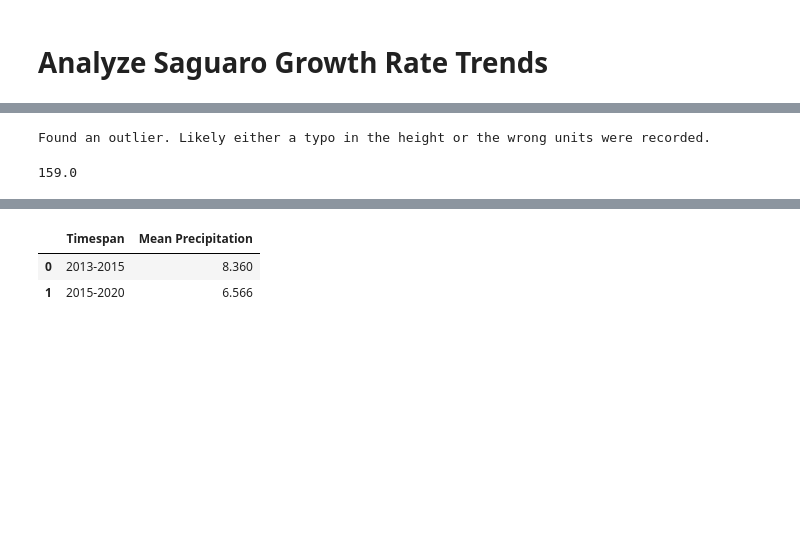
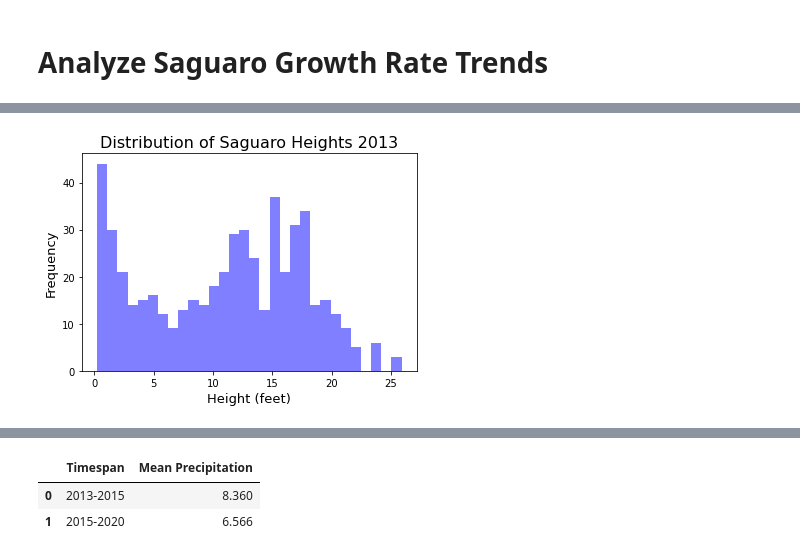
Before and after one commit to saguaroland1939/Saguaro-Health-Analysis, a Jupyter notebook: Final/Jupyter notebooks/Analysis.ipynb, the cells around one changed output, grey strips where cells are left out. Saved outputs shown, nothing was run; the diff lists cells and outputs as text; code cells hidden in the pictures; blank space fills up the shorter version.

```diff
--- a/Final/Jupyter notebooks/Analysis.ipynb
+++ b/Final/Jupyter notebooks/Analysis.ipynb
@@ -253,8 +253,12 @@ height_measurements_2013_2015_2020_df
-# %%
-# Explore the data
-
-print("Found an outlier. Likely either a typo in the height or the wrong units were recorded.")
-height_measurements_2013_2015_2020_df["2020 Measurement"].max()
-# %% [output]
-Found an outlier. Likely either a typo in the height or the wrong units were recorded.
-159.0
+# %%
+# Explore the distribution of saguaro heights in 2013.
+x = height_measurements_2013_2015_2020_df["2013 Measurement"]
+num_bins = 30
+n, bins, patches = plt.hist(x, num_bins, facecolor='blue', alpha=0.5)
+plt.title("Distribution of Saguaro Heights 2013", fontsize = 16)
+plt.xlabel("Height (feet)", fontsize = 13)
+plt.ylabel("Frequency", fontsize = 13)
+plt.savefig("../Results/Height_distribution_2013.png")
+plt.show()
+# %% [output]
+[figure, added]
```
Also changed, not shown: parts of 13 cells of this notebook, 15 other files.
